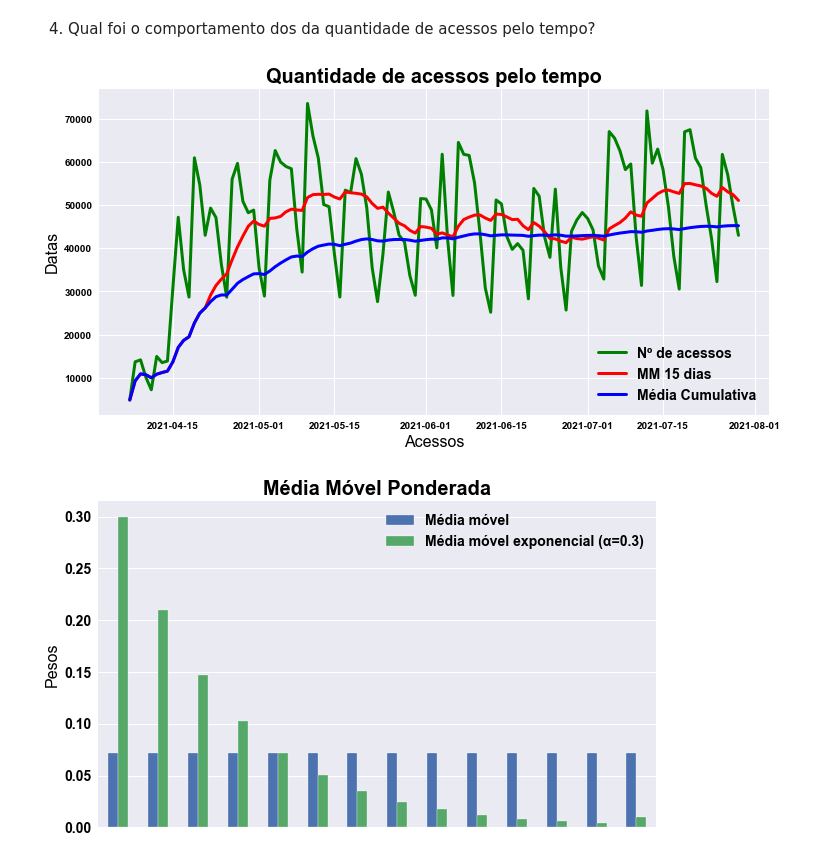
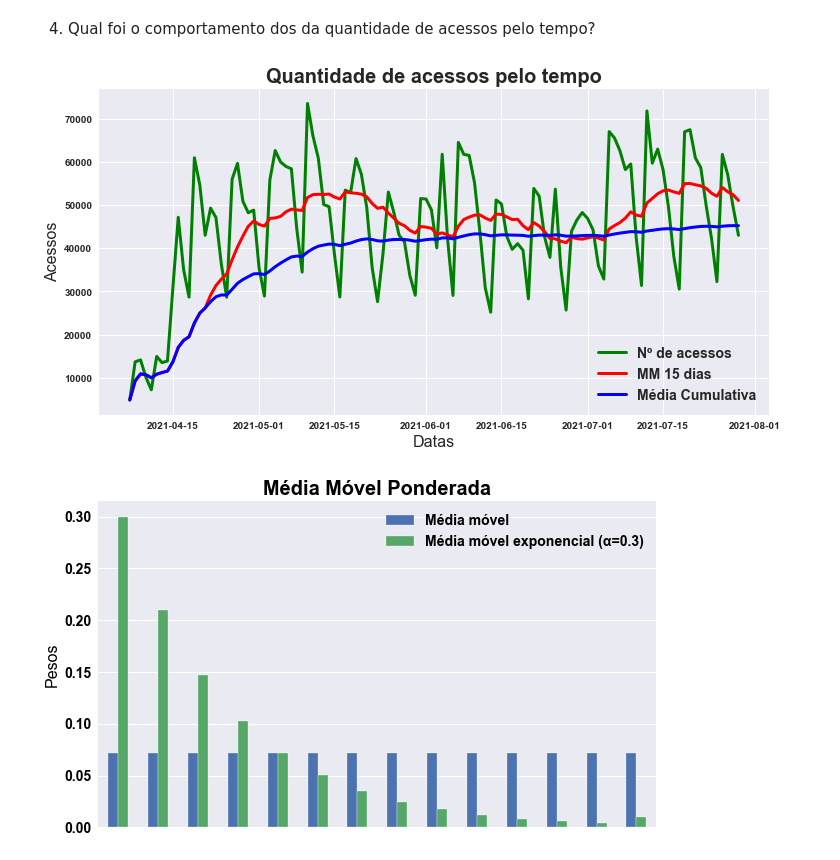
Before and after one commit to pedrosena138/projeto-if997, a Jupyter notebook: Projeto.ipynb, the cells around one changed output. Drawn from its saved outputs; the diff is of its cells as text; code cells hidden in the pictures.

```diff
--- a/Projeto.ipynb
+++ b/Projeto.ipynb
@@ -43,13 +46,4 @@ from sklearn import linear_model
 
 %matplotlib inline
 plt.style.use('seaborn')
-
-COLOR = 'black'
-WEIGHT = "bold"
-plt.rcParams['text.color'] = COLOR
-plt.rcParams['axes.labelcolor'] = COLOR
-plt.rcParams['xtick.color'] = COLOR
-plt.rcParams['ytick.color'] = COLOR
-# plt.rcParams['font.weight'] = WEIGHT
-# plt.rcParams['axes.titleweight'] = WEIGHT
 # %% [markdown]
@@ -229,10 +229,16 @@ contas_df.describe()
 # %%
-logins_df['timestamp'] = logins_df['timestamp'].apply(converteData)
-logins_df['dates'] = logins_df['timestamp'].apply(lambda x: x.date())
+# logins_df['timestamp'] = logins_df['timestamp'].apply(converteData)
+# logins_df['dates'] = logins_df['timestamp'].apply(lambda x: x.date())
 data_acessos_df = logins_df.groupby('dates')['id'].size().reset_index(name='n_logins')
+ato = logins_df[logins_df['ato'] == 1].groupby('dates').size().reset_index(name='total_ato')
+data_acessos_df = pd.merge(data_acessos_df, ato, on='dates')
 data_acessos_df.set_index('dates', inplace=True)
-data_acessos_df['SMA_15'] =  data_acessos_df.n_logins.rolling(15, min_periods=1).mean()
-data_acessos_df['CMA'] =  data_acessos_df.n_logins.expanding().mean()
+
+data_acessos_df['login_SMA_15'] =  data_acessos_df.n_logins.rolling(15, min_periods=1).mean()
+data_acessos_df['login_CMA'] =  data_acessos_df.n_logins.expanding().mean()
+
+data_acessos_df['ato_SMA_15'] =  data_acessos_df.total_ato.rolling(15, min_periods=1).mean()
+data_acessos_df['ato_CMA'] =  data_acessos_df.total_ato.expanding().mean()
 
 data_acessos_df
 # %% [output]
@@ -322,14 +329,14 @@ plt.show()
 4. Qual foi o comportamento dos da quantidade de acessos pelo tempo?
 # %%
 cores = ['green', 'red', 'blue']
-data_acessos_df.plot(color=cores, linewidth=3, figsize=(12, 6))
+data_acessos_df[['n_logins', 'login_SMA_15', 'login_CMA']].plot(color=cores, linewidth=3, figsize=(12, 6))
 plt.legend(labels =['Nº de acessos', 'MM 15 dias', 'Média Cumulativa'], fontsize=14)
 plt.title('Quantidade de acessos pelo tempo', fontsize=20)
-plt.xlabel('Acessos', fontsize=16)
-plt.ylabel('Datas', fontsize=16)
+plt.xlabel('Datas', fontsize=16)
+plt.ylabel('Acessos', fontsize=16)
 plt.show()
 # %% [output]
-[figure, old version]
+[figure, new version]
 # %%
 ALPHA = 0.3
 N = int(data_acessos_df.shape[0] / 8)
```
Also changed, not shown: parts of 21 cells of this notebook.
